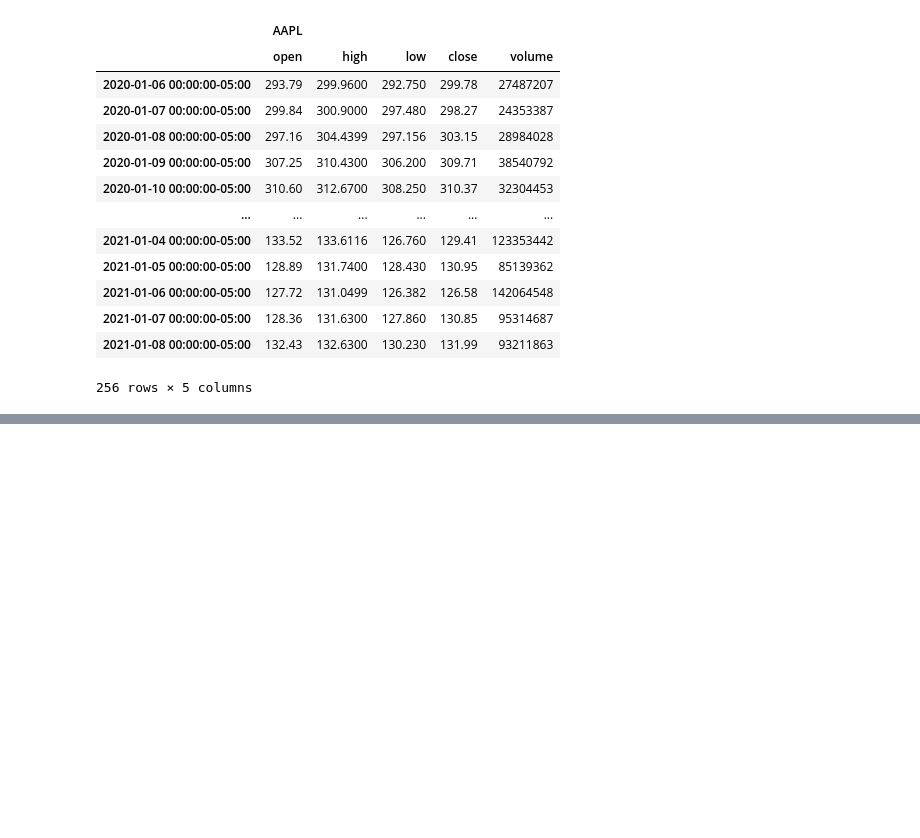
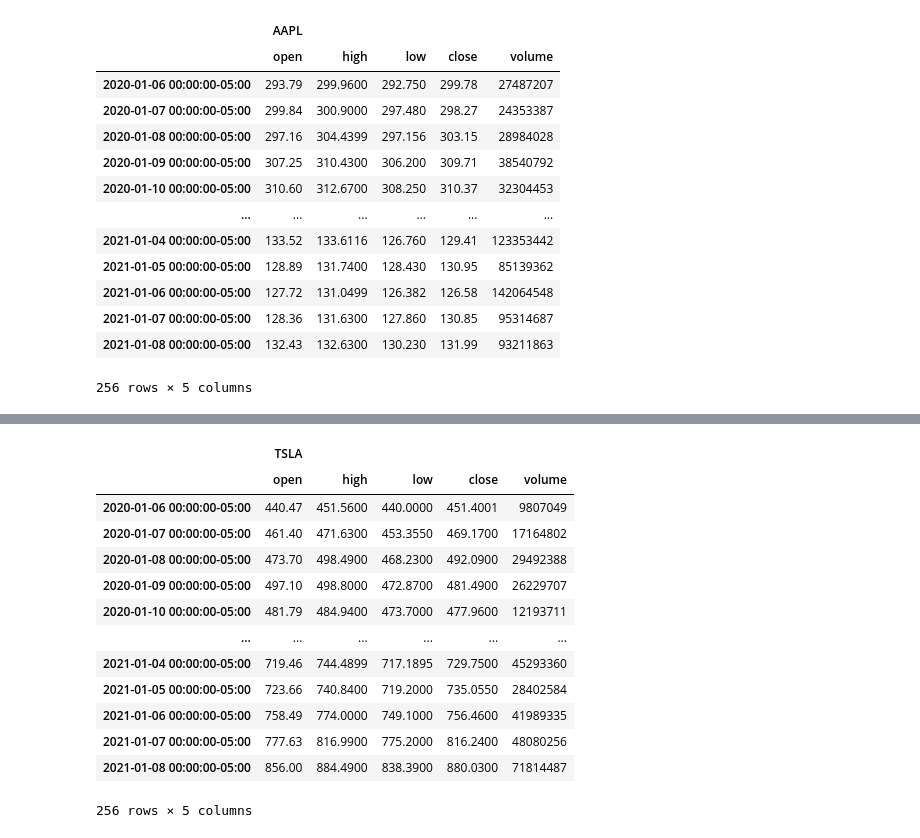
Before and after one commit to jtmcginley123/project-two, a Jupyter notebook: Jorge/individual_stock_data.ipynb, the cells around one changed output, grey strips where cells are left out. Cells and saved outputs as stored; diff of their text form; code cells hidden in the pictures; blank space fills up the shorter version.

```diff
--- a/Jorge/individual_stock_data.ipynb
+++ b/Jorge/individual_stock_data.ipynb
@@ -105,0 +123,23 @@ df_spy_cv = df_spy.rename(columns={3:"close", 4:"volume"})
+# %%
+df_tsla = alpaca.get_barset(
+    tickers[2],
+    timeframe,
+    start=current_date
+).df
+
+df_tsla
+# %% [output]
+|  | TSLA |  |  |  |  |
+|  | open | high | low | close | volume |
+| 2020-01-06 00:00:00-05:00 | 440.47 | 451.5600 | 440.0000 | 451.4001 | 9807049 |
+| 2020-01-07 00:00:00-05:00 | 461.40 | 471.6300 | 453.3550 | 469.1700 | 17164802 |
+| 2020-01-08 00:00:00-05:00 | 473.70 | 498.4900 | 468.2300 | 492.0900 | 29492388 |
+| 2020-01-09 00:00:00-05:00 | 497.10 | 498.8000 | 472.8700 | 481.4900 | 26229707 |
+| 2020-01-10 00:00:00-05:00 | 481.79 | 484.9400 | 473.7000 | 477.9600 | 12193711 |
+| ... | ... | ... | ... | ... | ... |
+| 2021-01-04 00:00:00-05:00 | 719.46 | 744.4899 | 717.1895 | 729.7500 | 45293360 |
+| 2021-01-05 00:00:00-05:00 | 723.66 | 740.8400 | 719.2000 | 735.0550 | 28402584 |
+| 2021-01-06 00:00:00-05:00 | 758.49 | 774.0000 | 749.1000 | 756.4600 | 41989335 |
+| 2021-01-07 00:00:00-05:00 | 777.63 | 816.9900 | 775.2000 | 816.2400 | 48080256 |
+| 2021-01-08 00:00:00-05:00 | 856.00 | 884.4900 | 838.3900 | 880.0300 | 71814487 |
+256 rows × 5 columns
```
Also changed, not shown: parts of 44 cells of this notebook.
